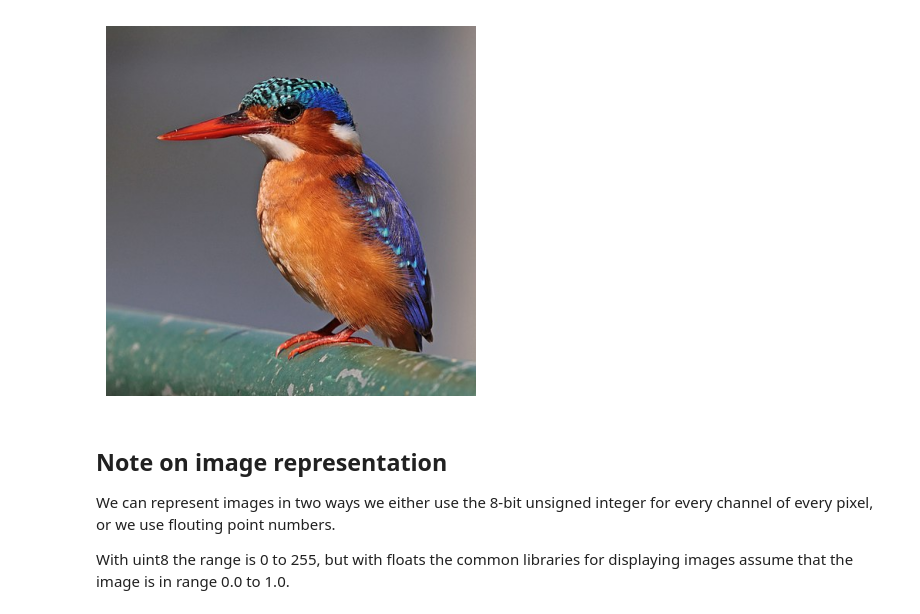
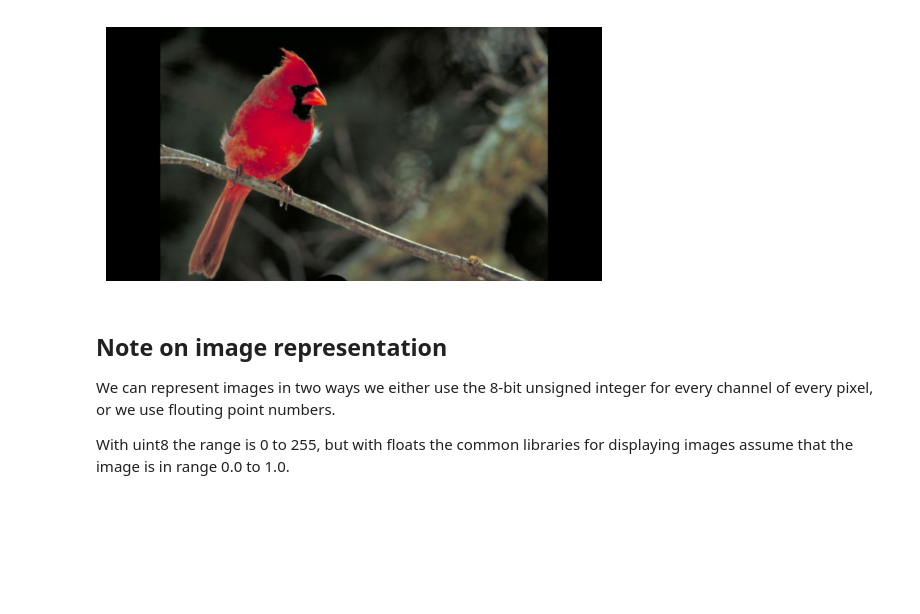
Before and after one commit to kocurvik/edu, a Jupyter notebook: PSO/notebooks/solutions/PSO_cv02_en_solution.ipynb, the cells around one changed output. Cells and saved outputs as stored; diff of their text form; code cells hidden in the pictures; blank space fills up the shorter version.

```diff
--- a/PSO/notebooks/solutions/PSO_cv02_en_solution.ipynb
+++ b/PSO/notebooks/solutions/PSO_cv02_en_solution.ipynb
@@ -28,12 +27,12 @@ drwxr-xr-x 1 root root  4096 Sep 15 13:22 sample_data
 # %%
 import cv2
 import matplotlib.pyplot as plt
-img_b = cv2.imread('bird.jpg')
+img_b = cv2.imread('bird.png')
 plt.imshow(img_b[:,:,::-1])
 plt.axis('off')
 plt.show()
 # %% [output]
-[figure, old version]
+[figure, new version]
 # %% [markdown]
 ## Note on image representation
 
```
Also changed, not shown: parts of 12 cells of this notebook.
